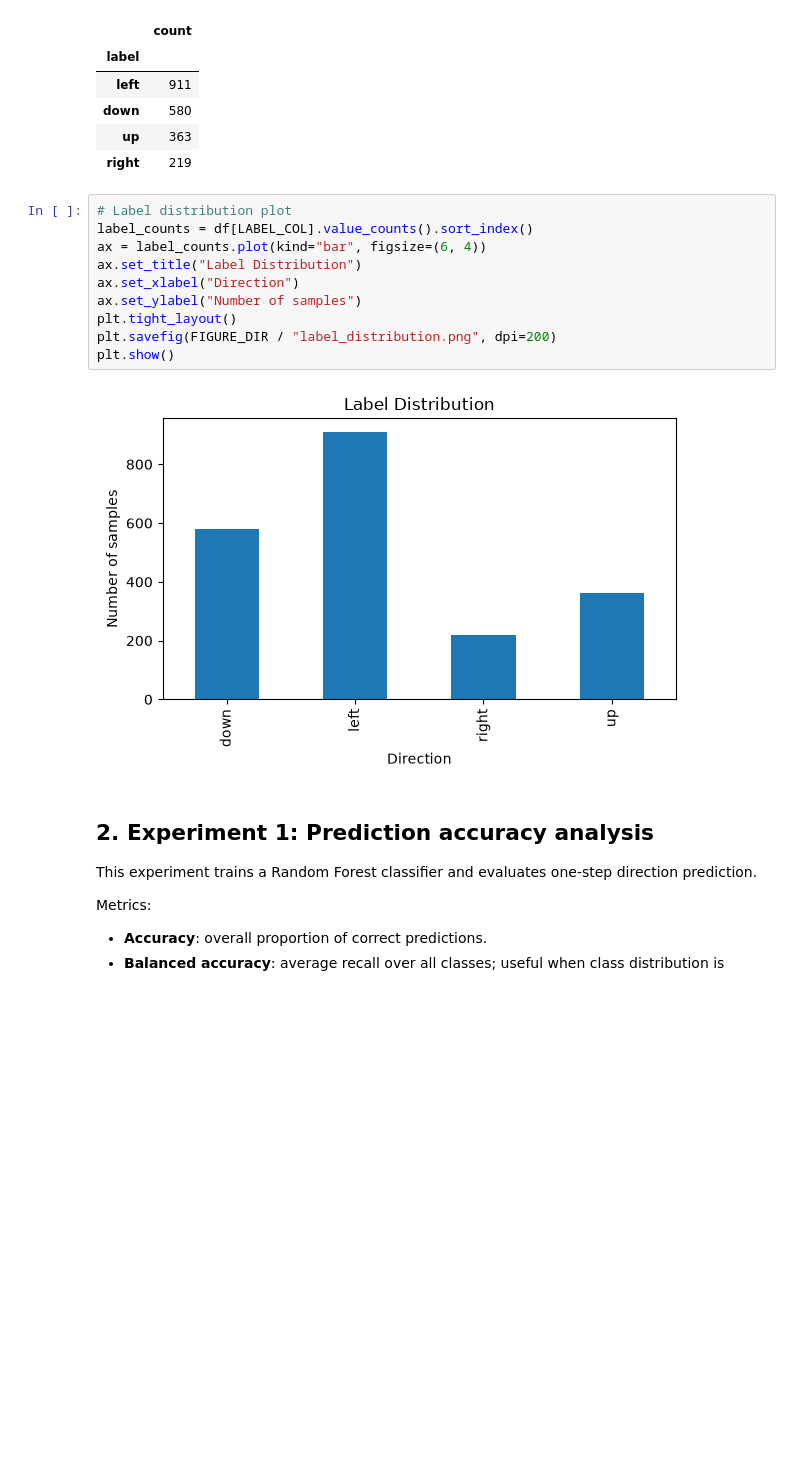
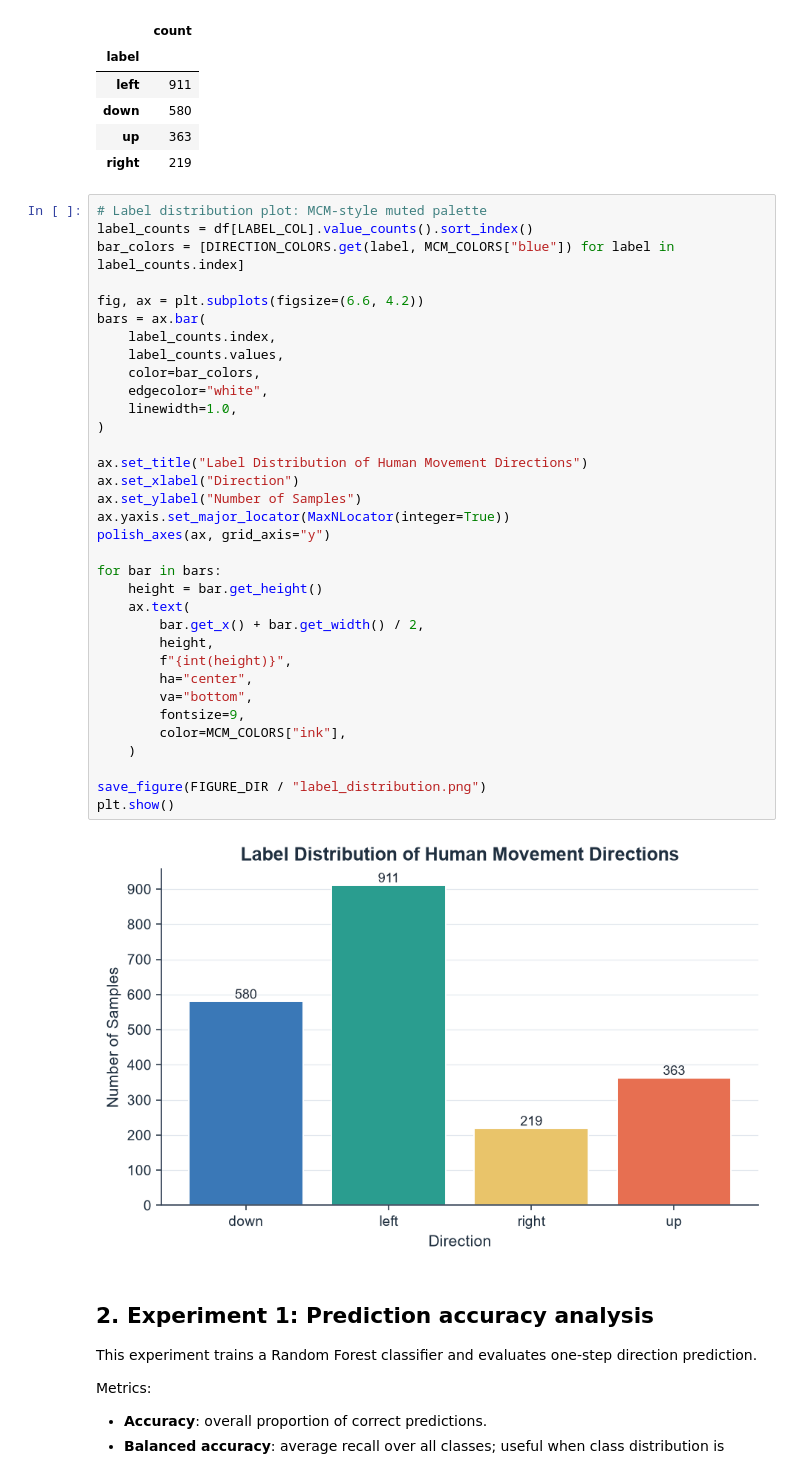
Before and after one commit to yyuwei66-sketch/maze-escape-ai, a Jupyter notebook: models/prediction_evaluation.ipynb, the cells around one changed output. Cells and saved outputs as stored; diff of their text form; blank space fills up the shorter version.

```diff
--- a/models/prediction_evaluation.ipynb
+++ b/models/prediction_evaluation.ipynb
@@ -192,17 +274,41 @@ Label distribution:
 | up | 363 |
 | right | 219 |
 # %%
-# Label distribution plot
+# Label distribution plot: MCM-style muted palette
 label_counts = df[LABEL_COL].value_counts().sort_index()
-ax = label_counts.plot(kind="bar", figsize=(6, 4))
-ax.set_title("Label Distribution")
+bar_colors = [DIRECTION_COLORS.get(label, MCM_COLORS["blue"]) for label in label_counts.index]
+
+fig, ax = plt.subplots(figsize=(6.6, 4.2))
+bars = ax.bar(
+    label_counts.index,
+    label_counts.values,
+    color=bar_colors,
+    edgecolor="white",
+    linewidth=1.0,
+)
+
+ax.set_title("Label Distribution of Human Movement Directions")
 ax.set_xlabel("Direction")
-ax.set_ylabel("Number of samples")
-plt.tight_layout()
-plt.savefig(FIGURE_DIR / "label_distribution.png", dpi=200)
+ax.set_ylabel("Number of Samples")
+ax.yaxis.set_major_locator(MaxNLocator(integer=True))
+polish_axes(ax, grid_axis="y")
+
+for bar in bars:
+    height = bar.get_height()
+    ax.text(
+        bar.get_x() + bar.get_width() / 2,
+        height,
+        f"{int(height)}",
+        ha="center",
+        va="bottom",
+        fontsize=9,
+        color=MCM_COLORS["ink"],
+    )
+
+save_figure(FIGURE_DIR / "label_distribution.png")
 plt.show()
 # %% [output]
-[figure, old version]
+[figure, new version]
 # %% [markdown]
 ## 2. Experiment 1: Prediction accuracy analysis
 
```
Also changed, not shown: parts of 7 cells of this notebook, 14 other files.
